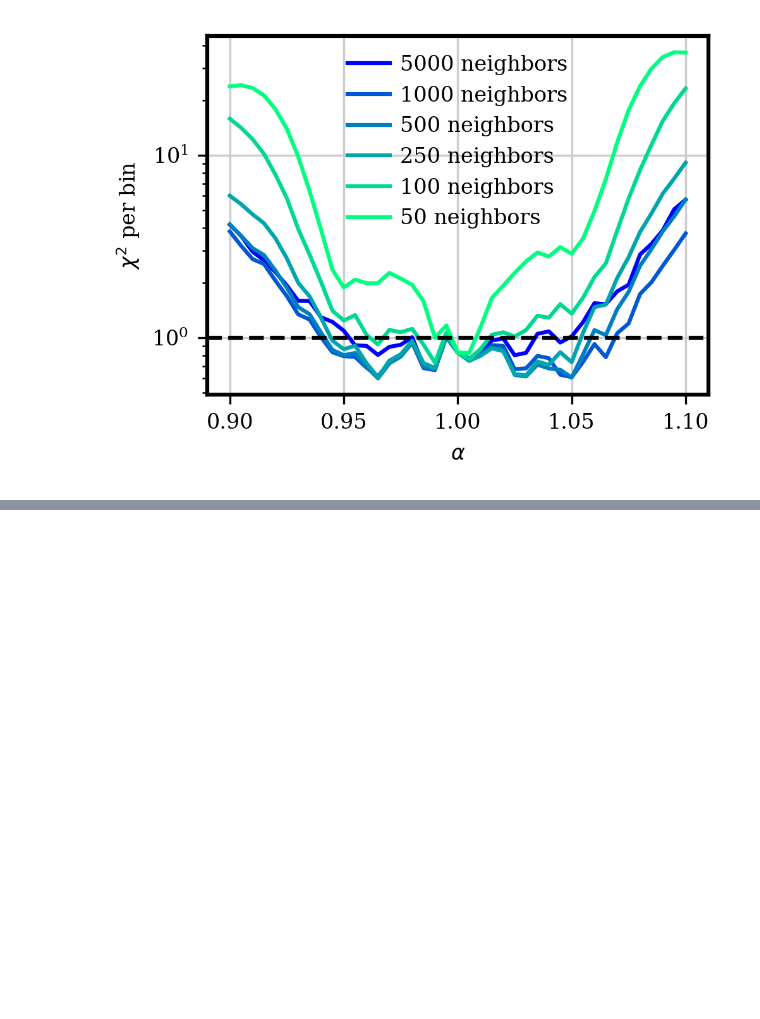
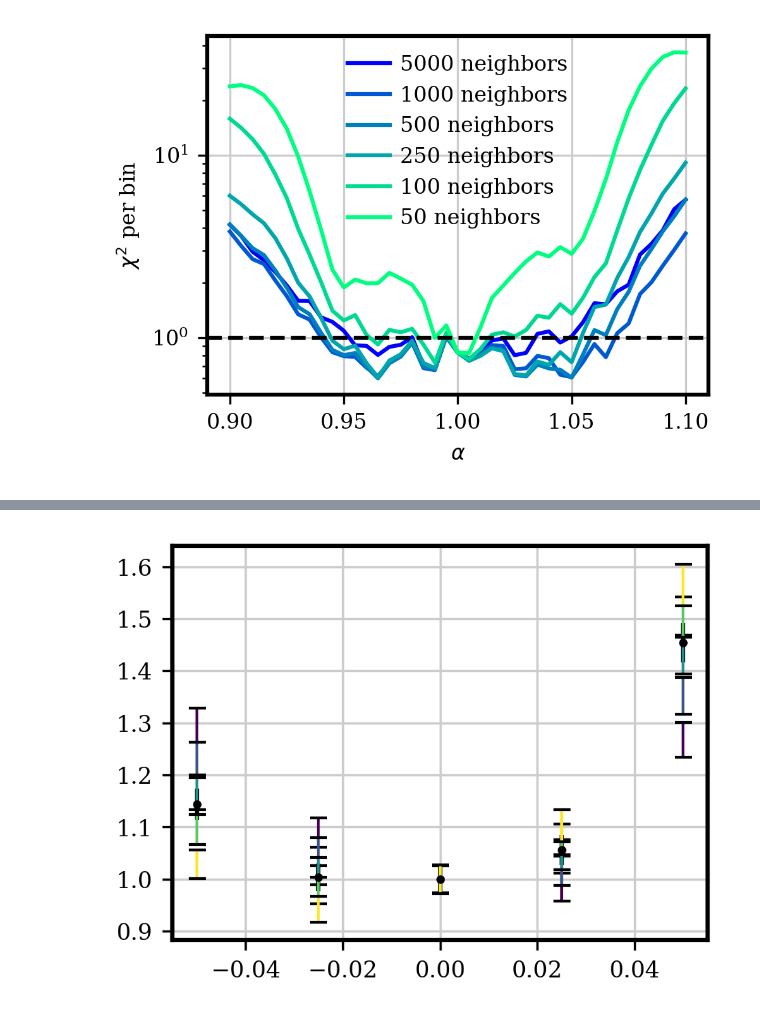
Before and after one commit to LeanderFischer/ultrasurfaces, a Jupyter notebook: Toy MC Paper Plots.ipynb, the cells around one changed output, grey strips where cells are left out. Drawn from its saved outputs; the diff is of its cells as text; code cells hidden in the pictures; blank space fills up the shorter version.

```diff
--- a/Toy MC Paper Plots.ipynb
+++ b/Toy MC Paper Plots.ipynb
@@ -703,0 +1097,47 @@ plt.show()
+# %%
+# The bin counts are going to change as a function of the assumed mass splitting that we use to
+# weight the events.
+
+delta_msq_31_plot = 2.515e-3
+
+modified_osc_pars = default_pars._replace(delta_mqs=delta_msq_31_plot)
+
+bin_idx = 10
+binwise_gradients = get_binwise_gradients(gen, [gen_sys_1, gen_sys_2, gen_sys_3, gen_sys_4], "mu", "reco_energy", bin_edges, degree=2)
+sys_values = [g.detector_response.mu for g in [gen_sys_1, gen_sys_2, gen_sys_3, gen_sys_4]]
+# plot in a range that extends a bit beyond the data
+plot_range = (np.min(sys_values) - 0.05, np.max(sys_values) + 0.05)
+fig, ax = plt.subplots()
+ax = plot_data_in_bin(
+    gen,
+    [gen_sys_1, gen_sys_2, gen_sys_3, gen_sys_4],
+    "mu",
+    bin_idx,
+    bin_edges,
+    "reco_energy",
+    ax,
+    osc_pars=modified_osc_pars,
+    color="k",
+    fmt="o",
+    label="default oscillation parameters"
+)
+
+plot_delta_msq_31 = np.linspace(2.4e-3, 2.6e-3, 5)
+for delta_msq_31 in plot_delta_msq_31:
+    modified_osc_pars = default_pars._replace(delta_mqs=delta_msq_31)
+    color = plt.cm.viridis((delta_msq_31 - np.min(plot_delta_msq_31)) / (np.max(plot_delta_msq_31) - np.min(plot_delta_msq_31)))
+    ax = plot_data_in_bin(
+        gen,
+        [gen_sys_1, gen_sys_2, gen_sys_3, gen_sys_4],
+        "mu",
+        bin_idx,
+        bin_edges,
+        "reco_energy",
+        ax,
+        osc_pars=modified_osc_pars,
+        label=rf"$\Delta m^2_{{31}} = {delta_msq_31:.3e}$",
+        color=color,
+        ls="",capsize=3, lw=1,
+    )
+# %% [output]
+[figure, added]
```
Also changed, not shown: parts of 15 cells of this notebook, 1 other file.
